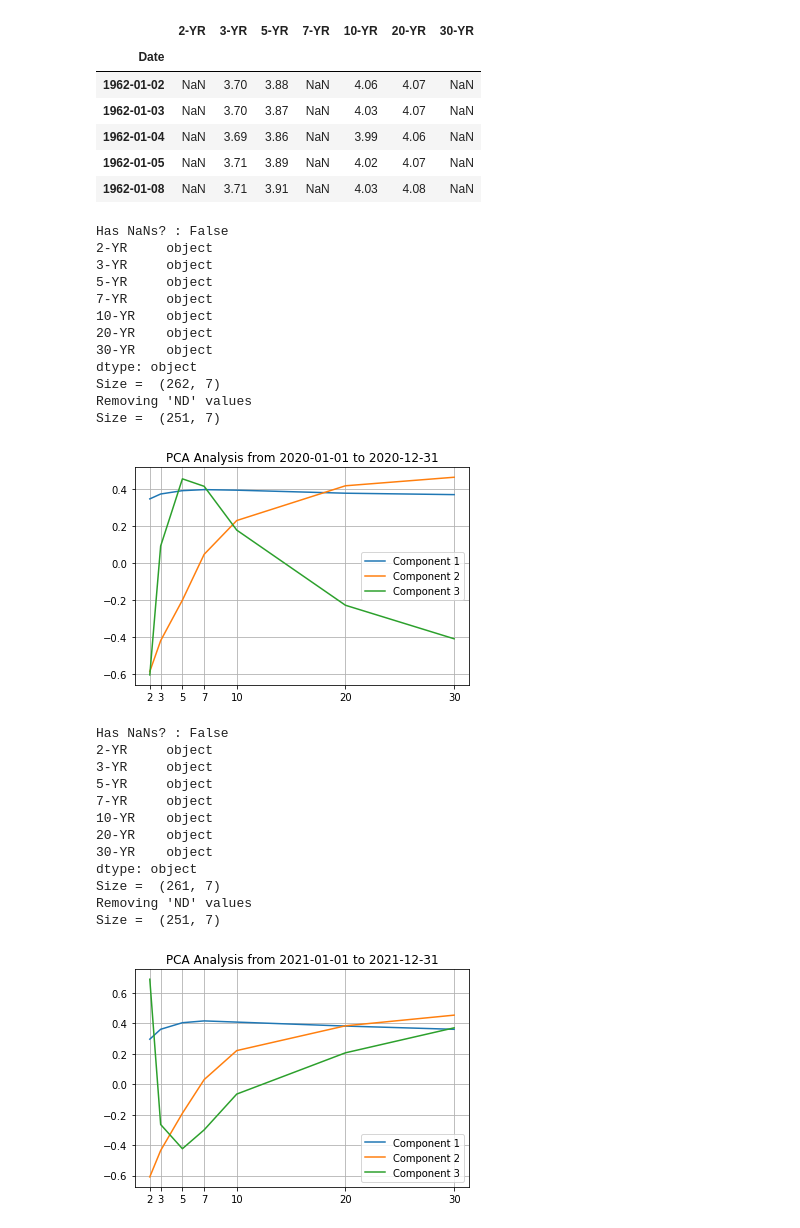
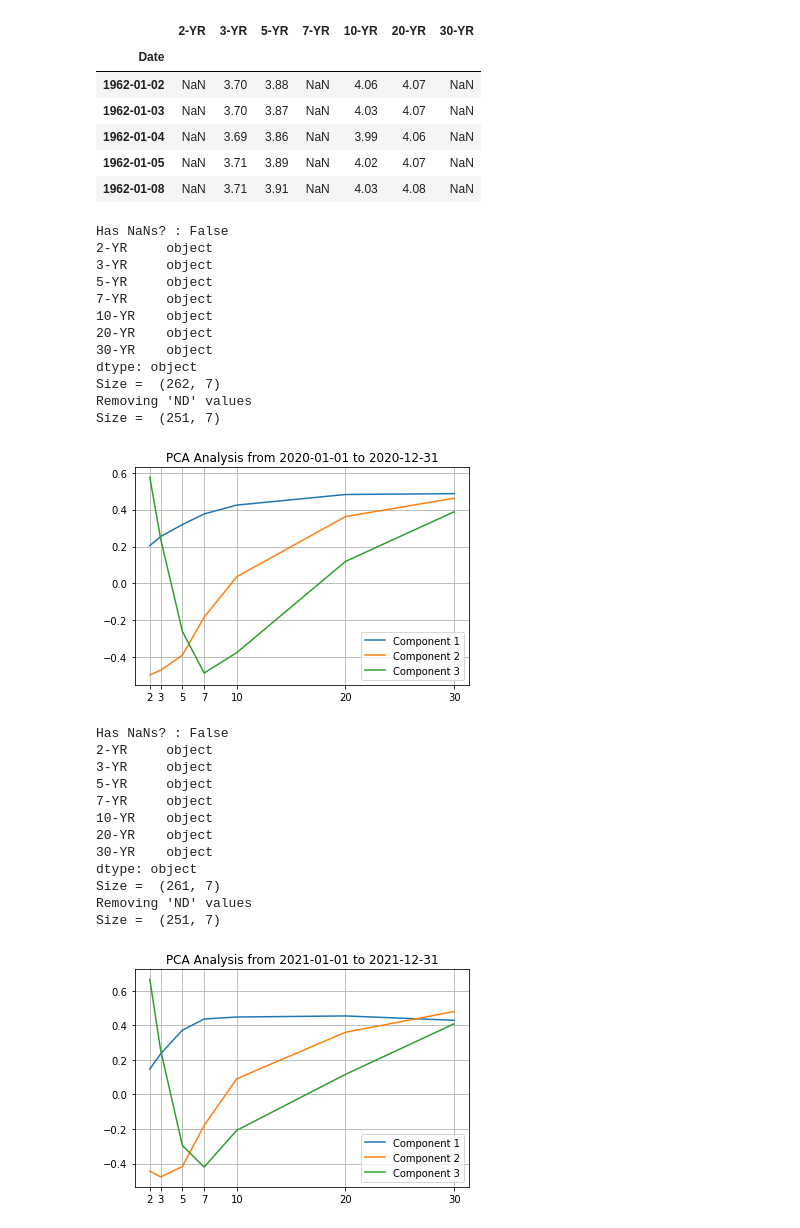
Before and after one commit to rohan097/pca-analysis, a Jupyter notebook: main.ipynb, the cells around one changed output. Saved outputs shown, nothing was run; the diff lists cells and outputs as text; code cells hidden in the pictures.

Commit message:
* Clean up code * Include plot of Yields

```diff
--- a/main.ipynb
+++ b/main.ipynb
@@ -29,19 +29,22 @@ df.head()
 | 1962-01-04 | NaN | 3.69 | 3.86 | NaN | 3.99 | 4.06 | NaN |
 | 1962-01-05 | NaN | 3.71 | 3.89 | NaN | 4.02 | 4.07 | NaN |
 | 1962-01-08 | NaN | 3.71 | 3.91 | NaN | 4.03 | 4.08 | NaN |
+# %%
+def clean(raw_dataset):
+    print('Has NaNs? :', raw_dataset.isna().values.any())
+    print('Size = ', raw_dataset.shape)
+    print('Removing \'ND\' values')
+    for column in raw_dataset.columns:
+        raw_dataset = raw_dataset[raw_dataset[column].str.contains('ND') == False]
+    print('Size = ', raw_dataset.shape)
+    raw_dataset = raw_dataset.astype('float64')
+    return raw_dataset
 # %%
 def find_principal_components(start_date, end_date, factor_1 = 1, factor_2 = 1, factor_3 = 1):
-    dataset = df[start_date: end_date][:]
-    print('Has NaNs? :', dataset.isna().values.any())
-    print(dataset.dtypes)
-    print('Size = ', dataset.shape)
-    print('Removing \'ND\' values')
-    for column in dataset.columns:
-        dataset = dataset[dataset[column].str.contains('ND') == False]
-    print('Size = ', dataset.shape)
-    dataset = dataset.astype('float64')
+    raw_dataset = df[start_date: end_date][:]
+    dataset = clean(raw_dataset)
     dataset = dataset.diff().dropna()
-    eigen_values, eigen_vectors = np.linalg.eig(dataset.corr())
+    eigen_values, eigen_vectors = np.linalg.eig(dataset.cov())
     plt.plot(maturities, eigen_vectors[:, 0] * factor_1, label='Component 1')
     plt.plot(maturities, eigen_vectors[:, 1] * factor_2, label='Component 2')
     plt.plot(maturities, eigen_vectors[:, 2] * factor_3, label='Component 3')
@@ -51,23 +54,23 @@ def find_principal_components(start_date, end_date, factor_1 = 1, factor_2 = 1,
     plt.xticks(maturities)
     plt.show()
 # %%
-find_principal_components('2020-01-01', '2020-12-31', factor_3= - 1)
+find_principal_components('2020-01-01', '2020-12-31', factor_2= - 1, factor_3 = -1)
 # %% [output]
 Has NaNs? : False
 2-YR     object
 3-YR     object
 5-YR     object
 7-YR     object
 10-YR    object
 20-YR    object
 30-YR    object
 dtype: object
 Size =  (262, 7)
 Removing 'ND' values
 Size =  (251, 7)
-[figure, old version]
+[figure, new version]
 # %%
-find_principal_components('2021-01-01', '2021-12-31', factor_1= - 1, factor_2= -1, factor_3 = -1)
+find_principal_components('2021-01-01', '2021-12-31', factor_1= 1, factor_2= -1, factor_3 = -1)
 # %% [output]
 Has NaNs? : False
 2-YR     object
@@ -81,5 +84,5 @@ dtype: object
 Size =  (261, 7)
 Removing 'ND' values
 Size =  (251, 7)
-[figure, old version]
+[figure, new version]
 # %%
```
Also changed, not shown: parts of 2 cells of this notebook.
